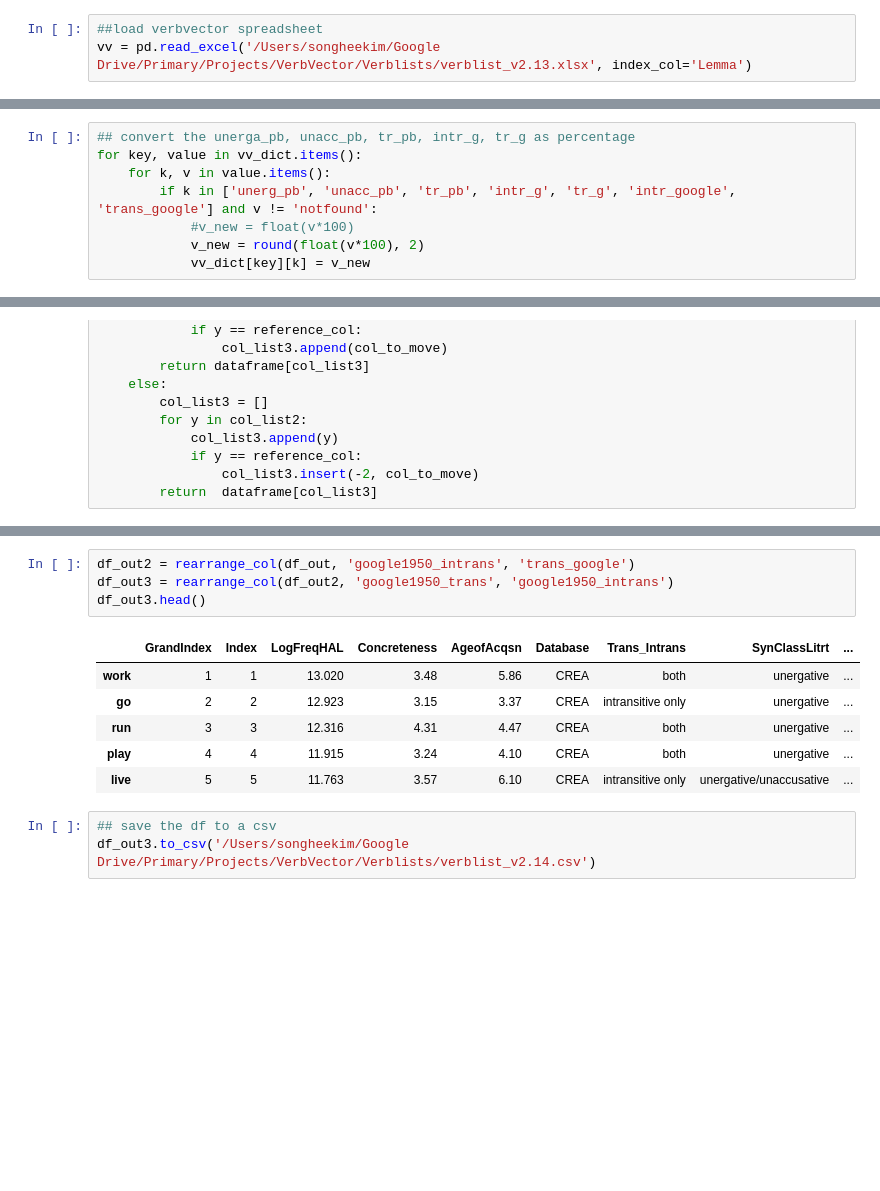
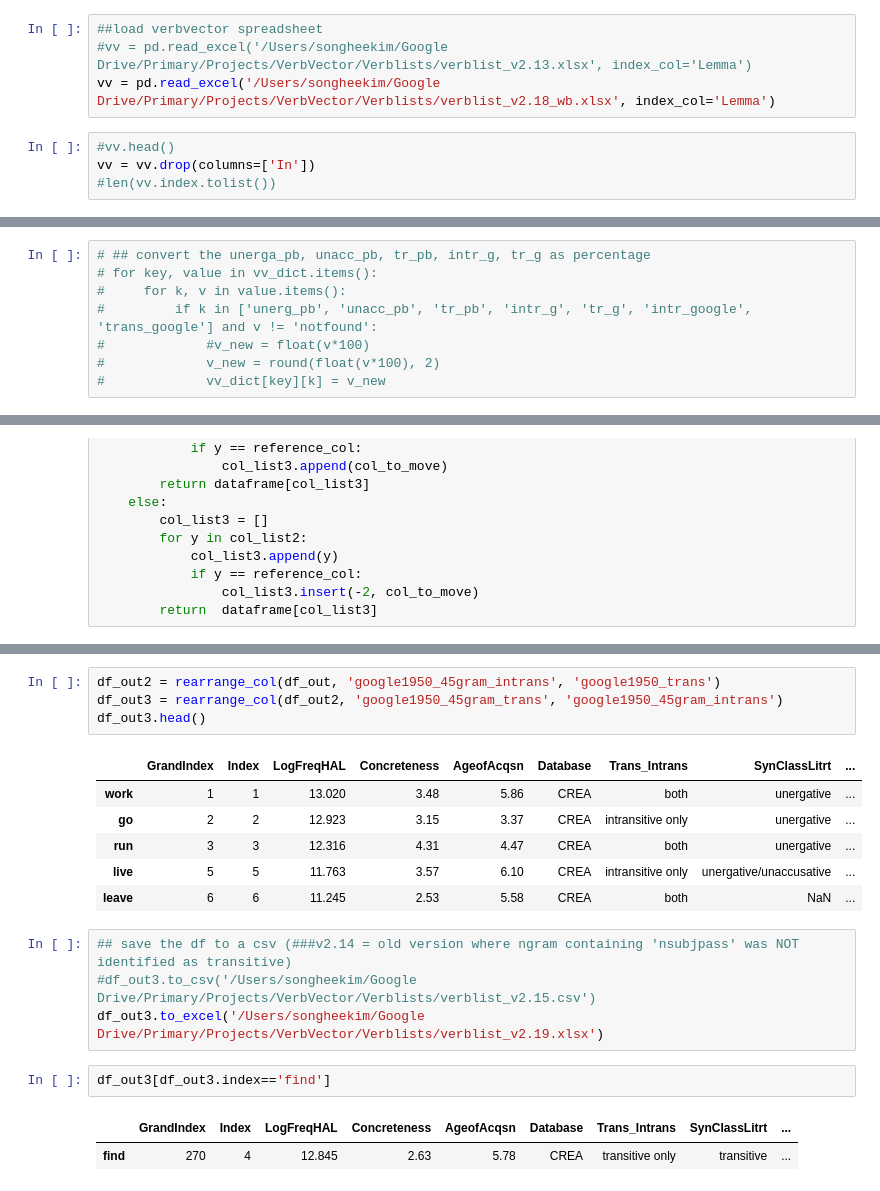
Before and after one commit to sonhkim/VerbVec, a Jupyter notebook: UpdateVerbVectorWithGoogleNgram.ipynb, the cells around one changed output, grey strips where cells are left out. Cells and saved outputs as stored; diff of their text form; blank space fills up the shorter version.

Commit message:
edited for 4- and 5-grams

```diff
--- a/UpdateVerbVectorWithGoogleNgram.ipynb
+++ b/UpdateVerbVectorWithGoogleNgram.ipynb
@@ -31,3 +60,8 @@ ngram_dict = ngram_clean.to_dict(orient='index') ##ngram as dictionary
 # %%
 ##load verbvector spreadsheet
-vv = pd.read_excel('/Users/songheekim/Google Drive/Primary/Projects/VerbVector/Verblists/verblist_v2.13.xlsx', index_col='Lemma')
+#vv = pd.read_excel('/Users/songheekim/Google Drive/Primary/Projects/VerbVector/Verblists/verblist_v2.13.xlsx', index_col='Lemma')
+vv = pd.read_excel('/Users/songheekim/Google Drive/Primary/Projects/VerbVector/Verblists/verblist_v2.18_wb.xlsx', index_col='Lemma')
+# %%
+#vv.head()
+vv = vv.drop(columns=['In'])
+#len(vv.index.tolist())
@@ -41,8 +105,8 @@ dict_values([42, 42, 7.58, 3.83, 8.95, 'VerbNet', 'both', nan, 'unergative?', 'u
 # %%
-## convert the unerga_pb, unacc_pb, tr_pb, intr_g, tr_g as percentage
-for key, value in vv_dict.items():
-    for k, v in value.items():
-        if k in ['unerg_pb', 'unacc_pb', 'tr_pb', 'intr_g', 'tr_g', 'intr_google', 'trans_google'] and v != 'notfound':
-            #v_new = float(v*100)
-            v_new = round(float(v*100), 2)
-            vv_dict[key][k] = v_new
+# ## convert the unerga_pb, unacc_pb, tr_pb, intr_g, tr_g as percentage
+# for key, value in vv_dict.items():
+#     for k, v in value.items():
+#         if k in ['unerg_pb', 'unacc_pb', 'tr_pb', 'intr_g', 'tr_g', 'intr_google', 'trans_google'] and v != 'notfound':
+#             #v_new = float(v*100)
+#             v_new = round(float(v*100), 2)
+#             vv_dict[key][k] = v_new
@@ -170,14 +188,20 @@ def rearrange_col(dataframe, col_to_move, reference_col, right=True):
 # %%
-df_out2 = rearrange_col(df_out, 'google1950_intrans', 'trans_google')
-df_out3 = rearrange_col(df_out2, 'google1950_trans', 'google1950_intrans')
+df_out2 = rearrange_col(df_out, 'google1950_45gram_intrans', 'google1950_trans')
+df_out3 = rearrange_col(df_out2, 'google1950_45gram_trans', 'google1950_45gram_intrans')
 df_out3.head()
 # %% [output]
 |  | GrandIndex | Index | LogFreqHAL | Concreteness | AgeofAcqsn | Database | Trans_Intrans | SynClassLitrt | ... |
 | work | 1 | 1 | 13.020 | 3.48 | 5.86 | CREA | both | unergative | ... |
 | go | 2 | 2 | 12.923 | 3.15 | 3.37 | CREA | intransitive only | unergative | ... |
 | run | 3 | 3 | 12.316 | 4.31 | 4.47 | CREA | both | unergative | ... |
-| play | 4 | 4 | 11.915 | 3.24 | 4.10 | CREA | both | unergative | ... |
 | live | 5 | 5 | 11.763 | 3.57 | 6.10 | CREA | intransitive only | unergative/unaccusative | ... |
+| leave | 6 | 6 | 11.245 | 2.53 | 5.58 | CREA | both | NaN | ... |
 # %%
-## save the df to a csv
-df_out3.to_csv('/Users/songheekim/Google Drive/Primary/Projects/VerbVector/Verblists/verblist_v2.14.csv')
+## save the df to a csv (###v2.14 = old version where ngram containing 'nsubjpass' was NOT identified as transitive)
+#df_out3.to_csv('/Users/songheekim/Google Drive/Primary/Projects/VerbVector/Verblists/verblist_v2.15.csv')
+df_out3.to_excel('/Users/songheekim/Google Drive/Primary/Projects/VerbVector/Verblists/verblist_v2.19.xlsx')
+# %%
+df_out3[df_out3.index=='find']
+# %% [output]
+|  | GrandIndex | Index | LogFreqHAL | Concreteness | AgeofAcqsn | Database | Trans_Intrans | SynClassLitrt | ... |
+| find | 270 | 4 | 12.845 | 2.63 | 5.78 | CREA | transitive only | transitive | ... |
```
Also changed, not shown: parts of 20 cells of this notebook.
